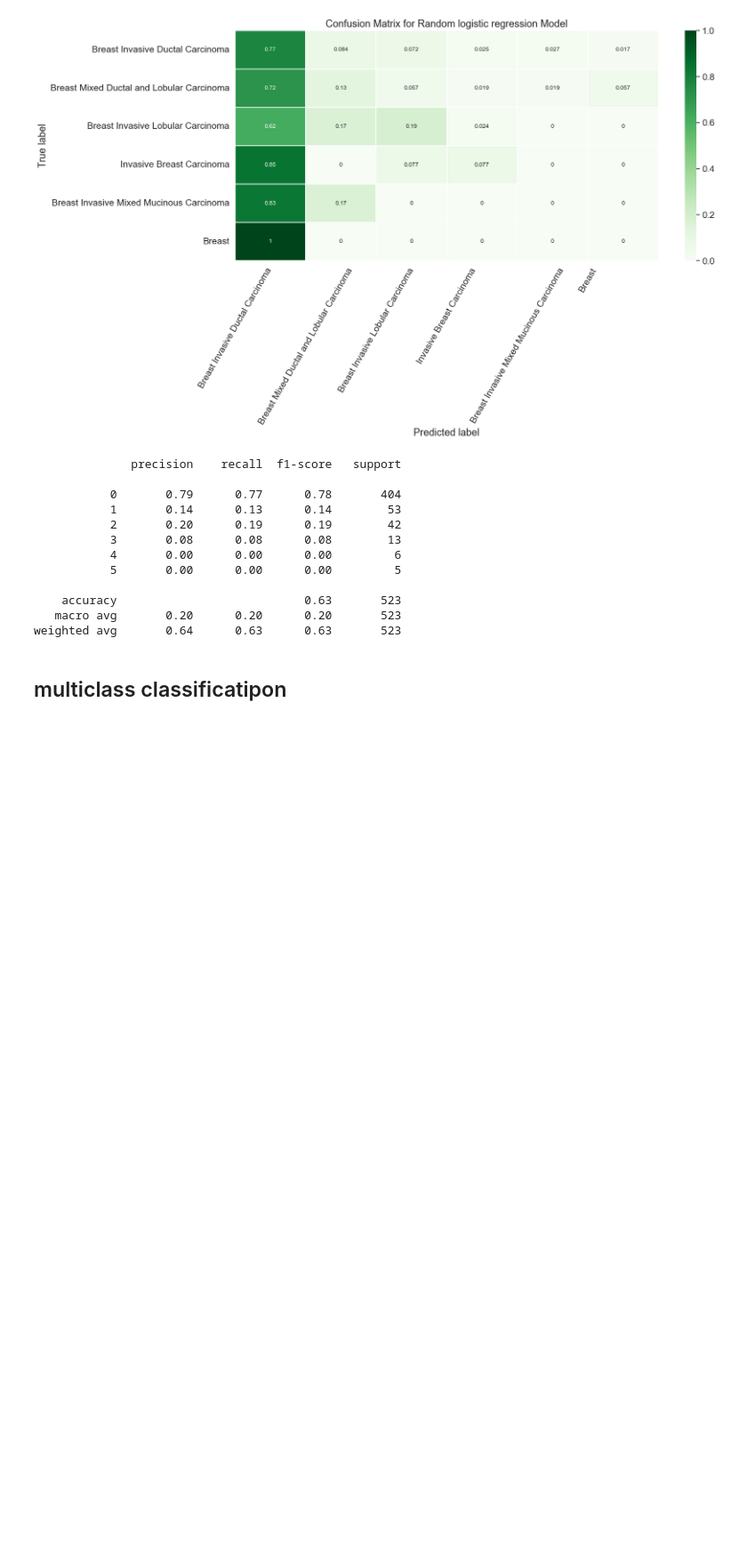
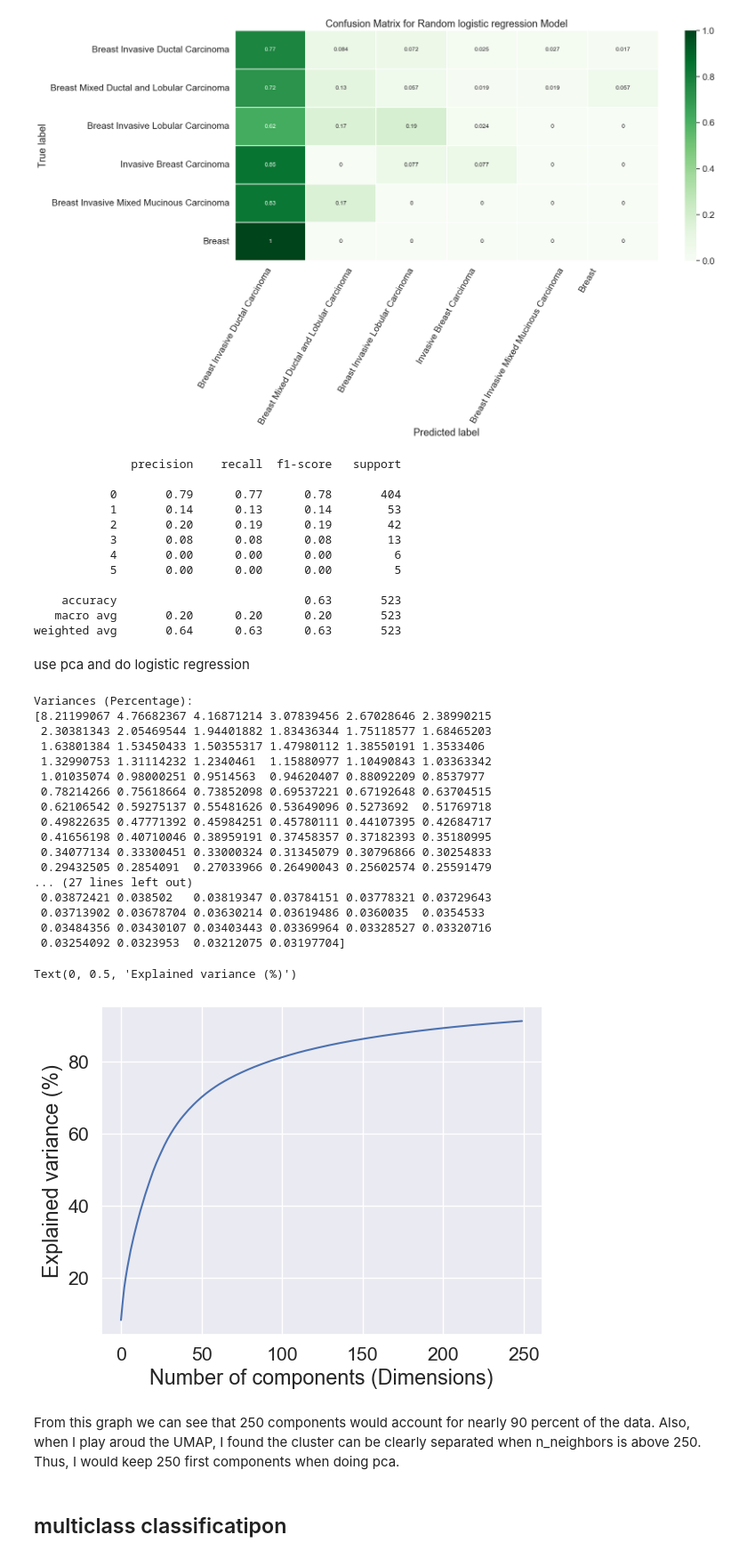
Before and after one commit to Charlwang922/Breast-Cancer-Clinical-and-Genomics, a Jupyter notebook: cna_gene_ml.ipynb, the cells around one changed output. Shown: that part at 89% size. Saved outputs shown, nothing was run; the diff lists cells and outputs as text; code cells hidden in the pictures; blank space fills up the shorter version.

```diff
--- a/cna_gene_ml.ipynb
+++ b/cna_gene_ml.ipynb
@@ -286,6 +292,49 @@ print(classification_report(y_test, y_pred_lr))
     accuracy                           0.63       523
    macro avg       0.20      0.20      0.20       523
 weighted avg       0.64      0.63      0.63       523
+# %% [markdown]
+use pca and do logistic regression
+# %%
+from sklearn.preprocessing import StandardScaler
+scaler = StandardScaler()
+X_scaled = scaler.fit_transform(X)
+X_scaled = scaler.fit_transform(X)
+
+from sklearn.decomposition import PCA
+pca = PCA(n_components=250)
+pca.fit(X_scaled)
+
+# Get explained variances
+print("Variances (Percentage):")
+print(pca.explained_variance_ratio_ * 100)
+print()
+
+# Make the scree plot
+plt.plot(np.cumsum(pca.explained_variance_ratio_ * 100))
+plt.xlabel("Number of components (Dimensions)")
+plt.ylabel("Explained variance (%)")
+# %% [output]
+Variances (Percentage):
+[8.21199067 4.76682367 4.16871214 3.07839456 2.67028646 2.38990215
+ 2.30381343 2.05469544 1.94401882 1.83436344 1.75118577 1.68465203
+ 1.63801384 1.53450433 1.50355317 1.47980112 1.38550191 1.3533406
+ 1.32990753 1.31114232 1.2340461  1.15880977 1.10490843 1.03363342
+ 1.01035074 0.98000251 0.9514563  0.94620407 0.88092209 0.8537977
+ 0.78214266 0.75618664 0.73852098 0.69537221 0.67192648 0.63704515
+ 0.62106542 0.59275137 0.55481626 0.53649096 0.5273692  0.51769718
+ 0.49822635 0.47771392 0.45984251 0.45780111 0.44107395 0.42684717
+ 0.41656198 0.40710046 0.38959191 0.37458357 0.37182393 0.35180995
+ 0.34077134 0.33300451 0.33000324 0.31345079 0.30796866 0.30254833
+ 0.29432505 0.2854091  0.27033966 0.26490043 0.25602574 0.25591479
+... (27 lines left out)
+ 0.03872421 0.038502   0.03819347 0.03784151 0.03778321 0.03729643
+ 0.03713902 0.03678704 0.03630214 0.03619486 0.0360035  0.0354533
+ 0.03484356 0.03430107 0.03403443 0.03369964 0.03328527 0.03320716
+ 0.03254092 0.0323953  0.03212075 0.03197704]
+Text(0, 0.5, 'Explained variance (%)')
+[figure, added]
+# %% [markdown]
+From this graph we can see that 250 components would account for nearly 90 percent of the data. Also, when I play aroud the UMAP, I found the cluster can be clearly separated when n_neighbors is above 250. Thus, I would keep 250 first components when doing pca.
 # %% [markdown]
 ## multiclass classificatipon
 # %%
```
Also changed, not shown: parts of 7 cells of this notebook.
